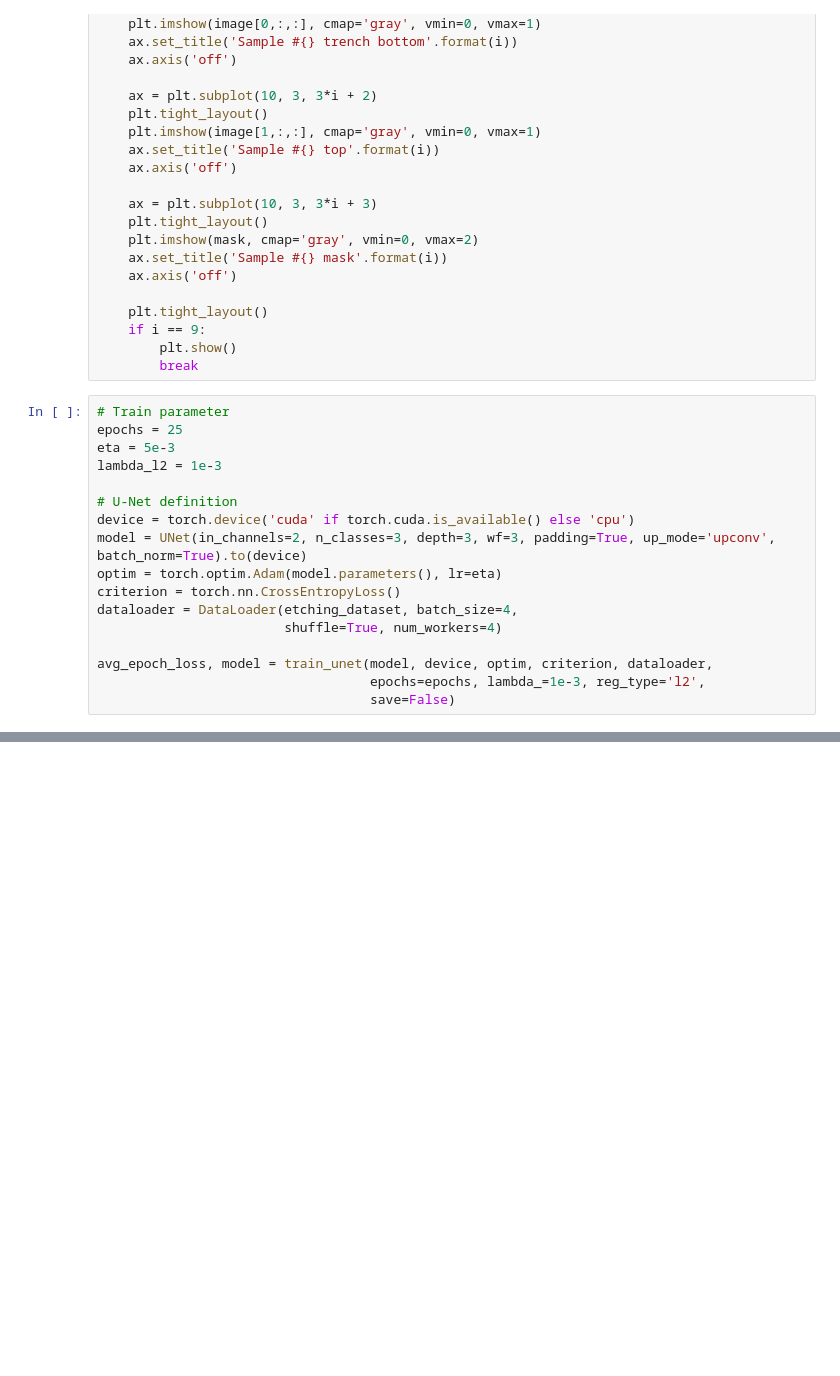
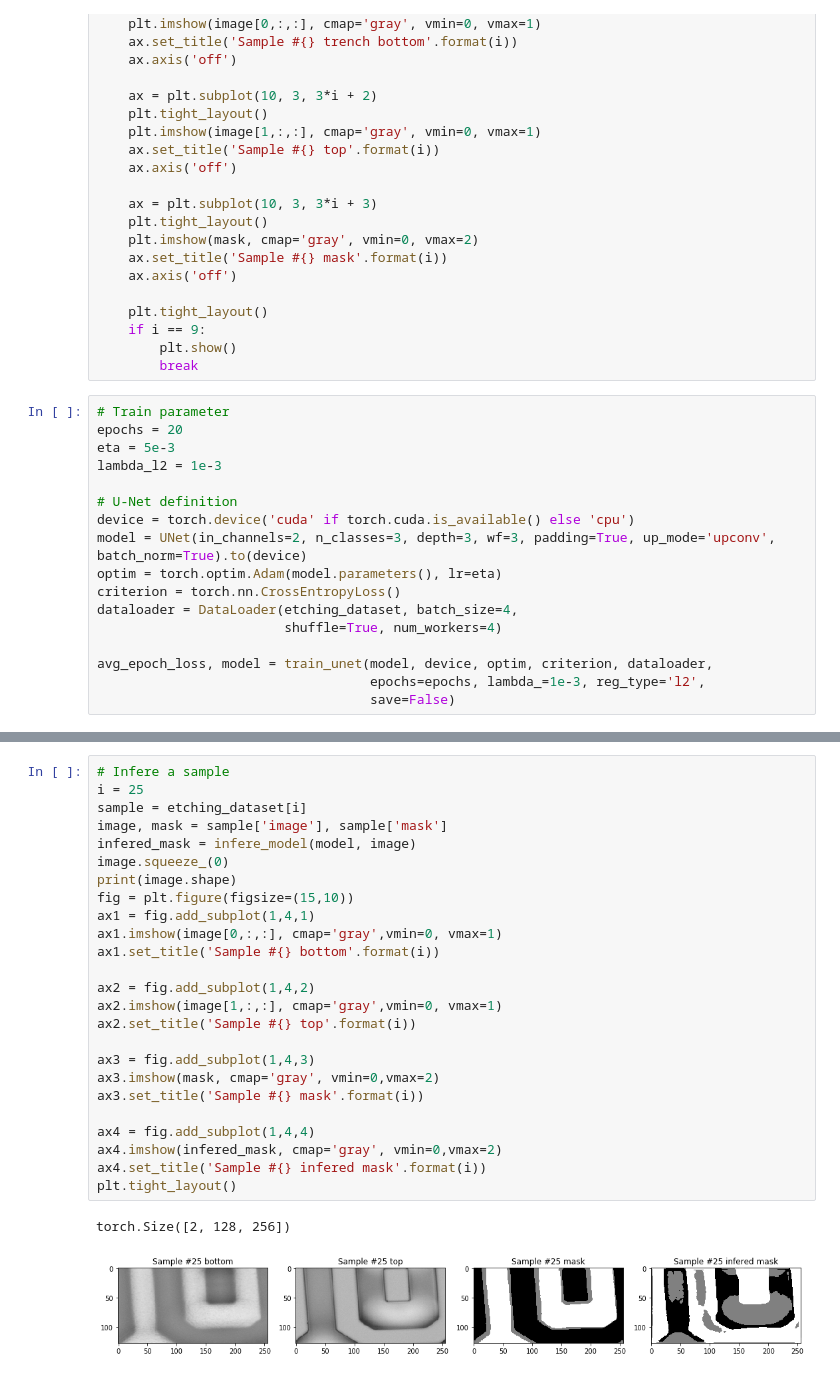
Before and after one commit to silvan-stettler/ml-processopt, a Jupyter notebook: unet_segmentation.ipynb, the cells around one changed output, grey strips where cells are left out. Cells and saved outputs as stored; diff of their text form; blank space fills up the shorter version.

Commit message:
Added function to view infered sample

```diff
--- a/unet_segmentation.ipynb
+++ b/unet_segmentation.ipynb
@@ -53,7 +54,7 @@ for i in range(len(etching_dataset)):
         break
 # %%
 # Train parameter
-epochs = 25
+epochs = 20
 eta = 5e-3
 lambda_l2 = 1e-3
 
@@ -77,0 +100,28 @@ ax.set_ylabel("CrossEntropyLoss")
+# %%
+# Infere a sample
+i = 25
+sample = etching_dataset[i]
+image, mask = sample['image'], sample['mask']
+infered_mask = infere_model(model, image)
+image.squeeze_(0)
+print(image.shape)
+fig = plt.figure(figsize=(15,10))
+ax1 = fig.add_subplot(1,4,1)
+ax1.imshow(image[0,:,:], cmap='gray',vmin=0, vmax=1)
+ax1.set_title('Sample #{} bottom'.format(i))
+
+ax2 = fig.add_subplot(1,4,2)
+ax2.imshow(image[1,:,:], cmap='gray',vmin=0, vmax=1)
+ax2.set_title('Sample #{} top'.format(i))
+
+ax3 = fig.add_subplot(1,4,3)
+ax3.imshow(mask, cmap='gray', vmin=0,vmax=2)
+ax3.set_title('Sample #{} mask'.format(i))
+
+ax4 = fig.add_subplot(1,4,4)
+ax4.imshow(infered_mask, cmap='gray', vmin=0,vmax=2)
+ax4.set_title('Sample #{} infered mask'.format(i))
+plt.tight_layout()
+# %% [output]
+torch.Size([2, 128, 256])
+[figure, added]
```
Also changed, not shown: parts of 4 cells of this notebook, 1 other file.
